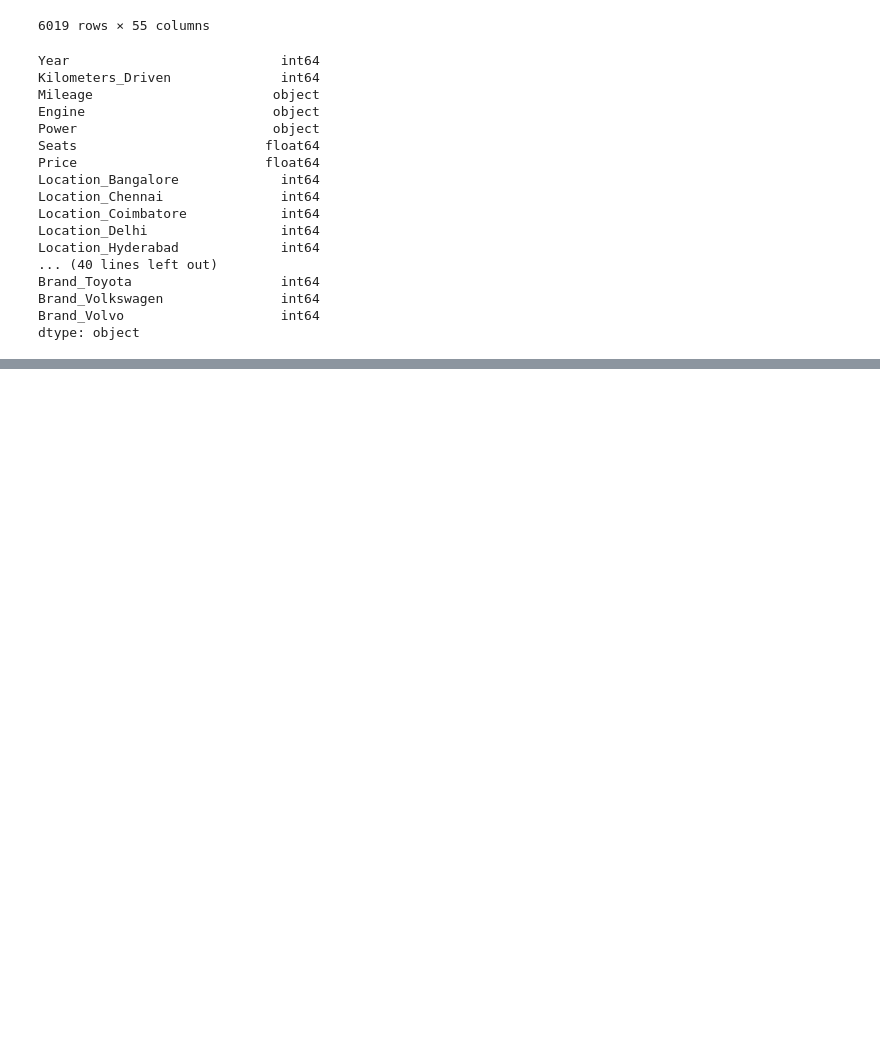
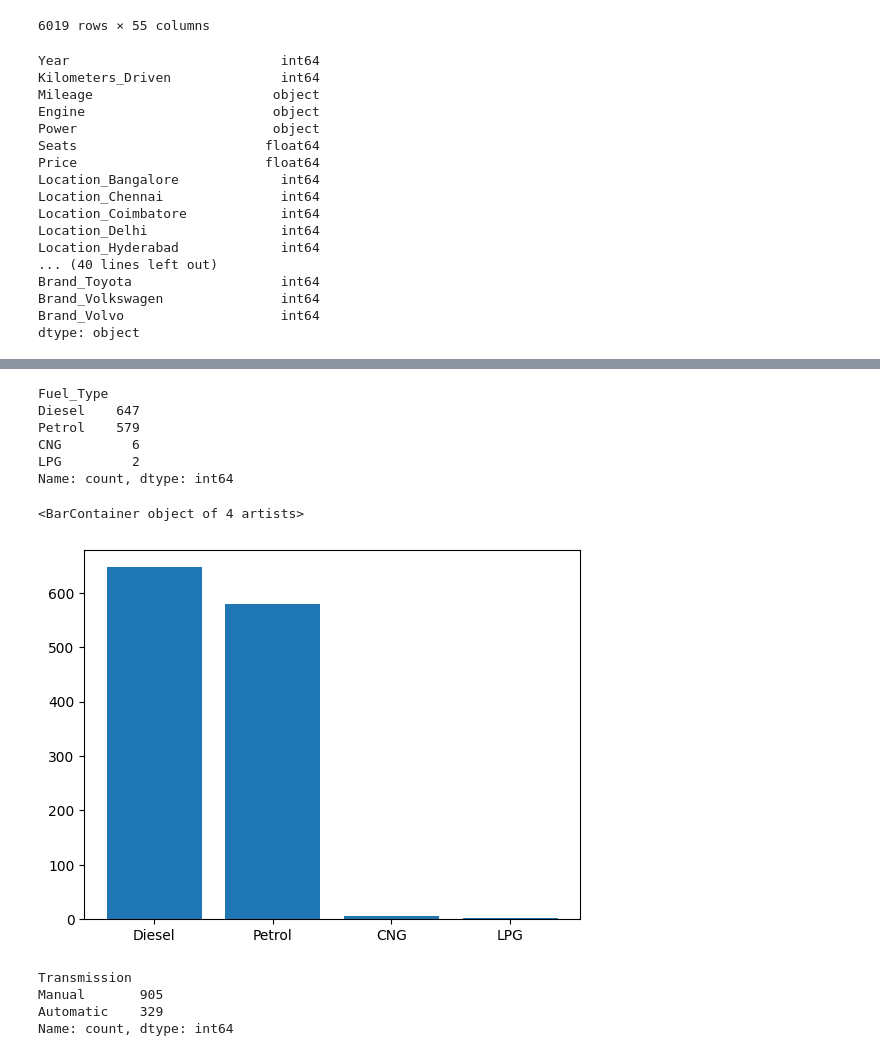
Before and after one commit to AshlinShaji/Machine-Learning, a Jupyter notebook: Regression/Polynomial_Regression/car_price_train.ipynb, the cells around one changed output, grey strips where cells are left out. Saved outputs shown, nothing was run; the diff lists cells and outputs as text; code cells hidden in the pictures; blank space fills up the shorter version.

```diff
--- a/Regression/Polynomial_Regression/car_price_train.ipynb
+++ b/Regression/Polynomial_Regression/car_price_train.ipynb
@@ -363,0 +478,3 @@ dtype: object
+# %%
+dft=pd.read_csv('test-data.csv')
+dft
@@ -363,0 +596,23 @@ dtype: object
+# %%
+dft2=dft['Fuel_Type'].value_counts()
+dft2
+# %% [output]
+Fuel_Type
+Diesel    647
+Petrol    579
+CNG         6
+LPG         2
+Name: count, dtype: int64
+# %%
+plt.bar(dft2.index,dft2.values)
+# %% [output]
+<BarContainer object of 4 artists>
+[figure, added]
+# %%
+dft3=dft['Transmission'].value_counts()
+dft3
+# %% [output]
+Transmission
+Manual       905
+Automatic    329
+Name: count, dtype: int64
```
Also changed, not shown: parts of 54 cells of this notebook.
